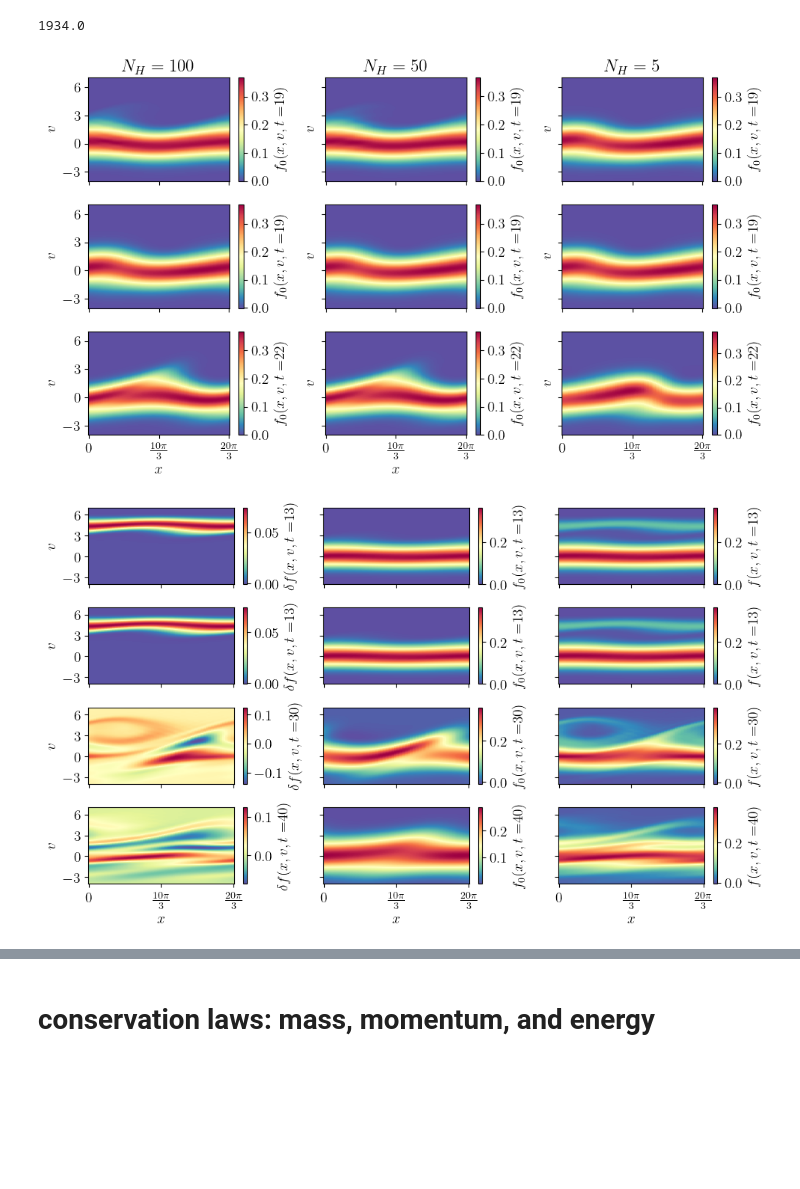
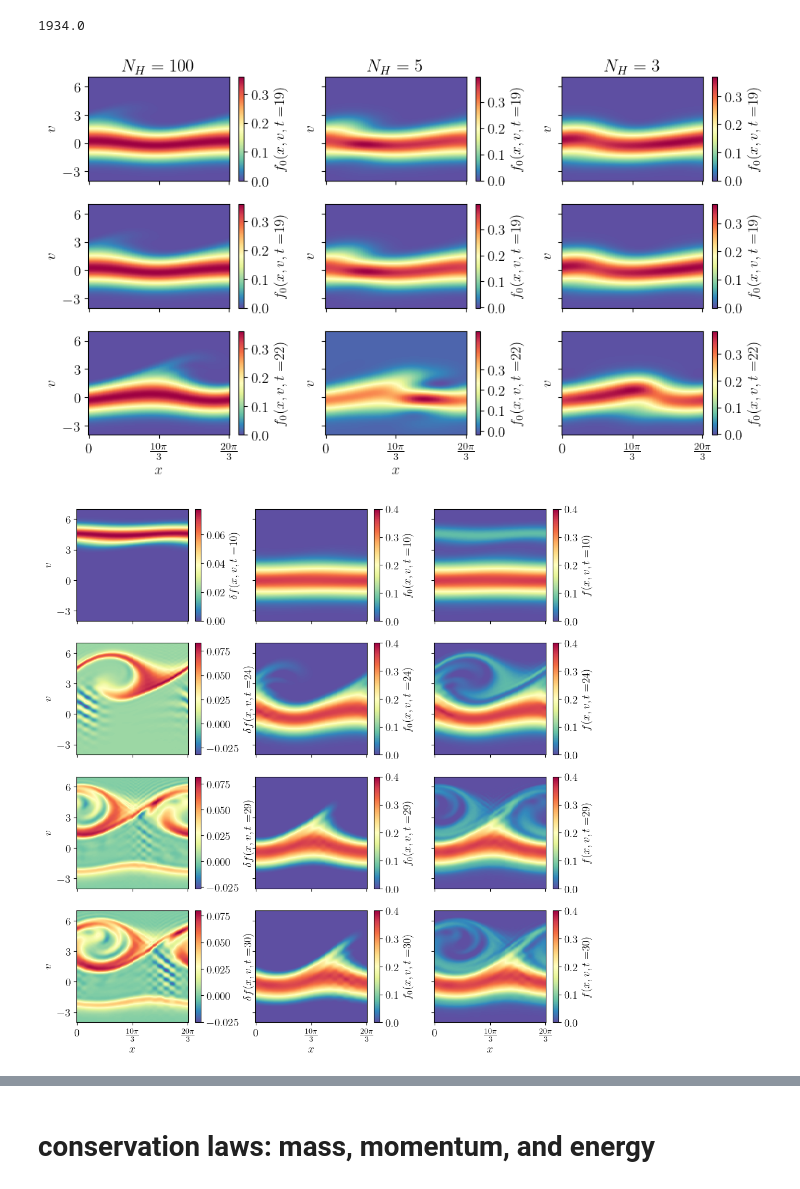
Before and after one commit to opaliss/mixed_methods, a Jupyter notebook: analysis/mixed_method_1/bump_on_tail_damping_mixed_method_1.ipynb, the cells around one changed output, grey strips where cells are left out. Saved outputs shown, nothing was run; the diff lists cells and outputs as text; code cells hidden in the pictures; blank space fills up the shorter version.

```diff
--- a/analysis/mixed_method_1/bump_on_tail_damping_mixed_method_1.ipynb
+++ b/analysis/mixed_method_1/bump_on_tail_damping_mixed_method_1.ipynb
@@ -106,8 +113,8 @@ u_e1 = np.load("../../data/mixed_method_1_aw_hermite_legendre/bump_on_tail/u_e1_
             + "_Nve2_" + str(setup.Nv_e2) + "_Nx_" + str(setup.Nx)
             + "_" + str(setup.T0) + "_" + str(setup.T) + ".npy")
 
-#alpha_e1 = np.repeat(alpha_e1, len(sol_midpoint_t))
-#u_e1 = np.repeat(u_e1, len(sol_midpoint_t))
+alpha_e1 = np.repeat(alpha_e1, len(sol_midpoint_t))
+u_e1 = np.repeat(u_e1, len(sol_midpoint_t))
 # %%
 fig, ax  = plt.subplots(ncols=2, figsize=(12, 2.5))
 ax[0].plot(sol_midpoint_t, alpha_e1)
@@ -148,17 +155,3 @@ for ii in np.arange(0, len(sol_midpoint_t)):
 
     E_midpoint[:-1, ii] = gmres_solver(rhs=rho, D=setup.D, D_inv=setup.D_inv, a_tol=1e-12, r_tol=1e-12)
     E_midpoint[-1, ii] = E_midpoint[0, ii]
-# %%
-if setup.construct_integrals:
-    extra_term = np.zeros((setup.Nx*setup.Nv_e2, len(sol_midpoint_t)))
-    for ii in range(len(sol_midpoint_t)):
-        extra_term[:, ii] =  extra_term_1(J_int=setup.J_int[-1, :],
-                                           v_b=setup.v_b,
-                                           v_a=setup.v_a,
-                                           C_hermite_last=state_e_H[-1, :-1, ii],
-                                           alpha=alpha_e1[ii],
-                                           Nv_H=setup.Nv_e1,
-                                           Nv_L=setup.Nv_e2,
-                                           Nx=setup.Nx,
-                                           D=setup.D,
-                                           E=E_midpoint[:-1, ii])
@@ -235,7 +216,7 @@ for tt, ii in enumerate([int(19.34/setup.dt)-2, int(19.34/setup.dt)+2, int(22/se
     cbar.ax.set_yticks([0, 0.1, 0.2, 0.3])
 
     distribution1 = np.zeros((len(x), len(v_)))
-    for jj in range(50):
+    for jj in range(5):
         distribution1 += np.outer(state_e_H[jj, :, ii], aw_psi_hermite(v=v_, u_s=u_e1[ii], alpha_s=alpha_e1[ii], n=jj))
     pos1 = ax[tt, 1].pcolormesh(x, v_, distribution1.T, cmap="Spectral_r")
     ax[tt, 1].set_yticks([-3, 0, 3, 6])
@@ -259,8 +240,8 @@ for tt, ii in enumerate([int(19.34/setup.dt)-2, int(19.34/setup.dt)+2, int(22/se
 
 
 ax[0, 0].set_title("$N_{H}=100$")
-ax[0, 1].set_title("$N_{H}=50$")
-ax[0, 2].set_title("$N_{H}=5$")
+ax[0, 1].set_title("$N_{H}=5$")
+ax[0, 2].set_title("$N_{H}=3$")
 
 ax[tt, 0].set_xlabel("$x$")
 ax[tt, 0].set_xticks([0, 10*np.pi/3, 20*np.pi/3])
@@ -272,14 +253,14 @@ ax[tt, 1].set_xticklabels([r"0", r"$\frac{10\pi}{3}$", r"$\frac{20\pi}{3}$"])
 
 plt.tight_layout()
 # %% [output]
-[figure, old version]
+[figure, new version]
 # %%
 # plot the phase space evolution as a function of time
-fig, ax = plt.subplots(nrows=4, ncols=3, figsize=(10, 6), sharex=True, sharey=True)
+fig, ax = plt.subplots(nrows=4, ncols=3, figsize=(10, 10), sharex=True, sharey=True)
 
 levels = np.linspace(-0.05, 0.4, 50)
 
-for tt, ii in enumerate([len(sol_midpoint_t)//3, int(1*len(sol_midpoint_t)//3), int(3*len(sol_midpoint_t)//4), -1]):
+for tt, ii in enumerate([len(sol_midpoint_t)//3, int(24.86/setup.dt), int(29/setup.dt), int(-1)]):
     ii = int(ii)
     distribution1 = np.zeros((len(x), len(v_)))
     distribution2 = np.zeros((len(x), len(v_)))
@@ -287,33 +268,33 @@ for tt, ii in enumerate([len(sol_midpoint_t)//3, int(1*len(sol_midpoint_t)//3),
         distribution1 += np.outer(state_e_H[jj, :, ii], aw_psi_hermite(v=v_, u_s=u_e1[ii], alpha_s=alpha_e1[ii], n=jj))
     for jj in range(setup.Nv_e2):
         distribution2 += np.outer(state_e_L[jj, :, ii], xi_legendre(v=v_, v_b=setup.v_b, v_a=setup.v_a, n=jj))
     pos2 = ax[tt, 0].pcolormesh(x, v_, distribution2.T, cmap="Spectral_r")
-    pos1 = ax[tt, 1].pcolormesh(x, v_, distribution1.T, cmap="Spectral_r")
-    pos3 = ax[tt, 2].pcolormesh(x, v_, distribution1.T + distribution2.T, cmap="Spectral_r")
+    pos1 = ax[tt, 1].pcolormesh(x, v_, distribution1.T, cmap="Spectral_r", vmin=0, vmax=0.4)
+    pos3 = ax[tt, 2].pcolormesh(x, v_, distribution1.T + distribution2.T, cmap="Spectral_r", vmin=0, vmax=0.4)
     ax[tt, 0].set_yticks([-3, 0, 3, 6])
     ax[tt, 0].set_ylim(-4, 7)
     ax[tt, 0].set_ylabel("$v$")
     cbar = fig.colorbar(pos1)
     cbar.ax.set_ylabel('$f_{0}(x, v, t=$' + str(int(sol_midpoint_t[ii])) + ")", rotation=90)
     #cbar.ax.set_yticks([0, 0.1, 0.2, 0.3])
 
     cbar = fig.colorbar(pos2)
     cbar.ax.set_ylabel('$\delta f(x, v, t=$' + str(int(sol_midpoint_t[ii])) + ")", rotation=90)
     #cbar.ax.set_yticks([0, 0.1, 0.2, 0.3])
 
     cbar = fig.colorbar(pos3)
     cbar.ax.set_ylabel('$f(x, v, t=$' + str(int(sol_midpoint_t[ii])) + ")", rotation=90)
     #cbar.ax.set_yticks([0, 0.1, 0.2, 0.3])
 
 ax[tt, 0].set_xlabel("$x$")
 ax[tt, 0].set_xticks([0, 10*np.pi/3, 20*np.pi/3])
 ax[tt, 0].set_xticklabels([r"0", r"$\frac{10\pi}{3}$", r"$\frac{20\pi}{3}$"])
 ax[tt, 2].set_xlabel("$x$")
 ax[tt, 1].set_xlabel("$x$")
 ax[tt, 1].set_xticks([0, 10*np.pi/3, 20*np.pi/3])
 ax[tt, 1].set_xticklabels([r"0", r"$\frac{10\pi}{3}$", r"$\frac{20\pi}{3}$"])
 
 plt.tight_layout()
 plt.savefig("../../figures/mixed_method_1/bump_on_tail/bump_on_tail_evolution_mixed_method_1_nuL_" + str(setup.nu_L) + "_nuH_" + str(setup.nu_H) + "_Nv_L_" + str(setup.Nv_e2) + "_Nv_H_" + str(setup.Nv_e1) +  "_adapt.png", dpi=600)
 # %% [output]
-[figure, old version]
+[figure, new version]
```
Also changed, not shown: parts of 19 cells of this notebook, 3 other files.
